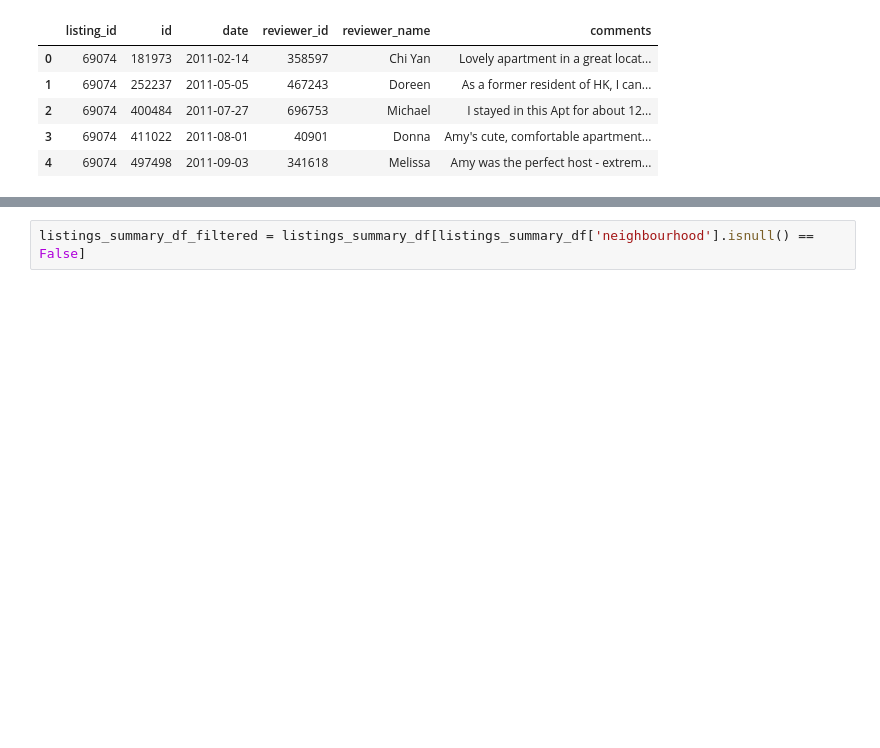
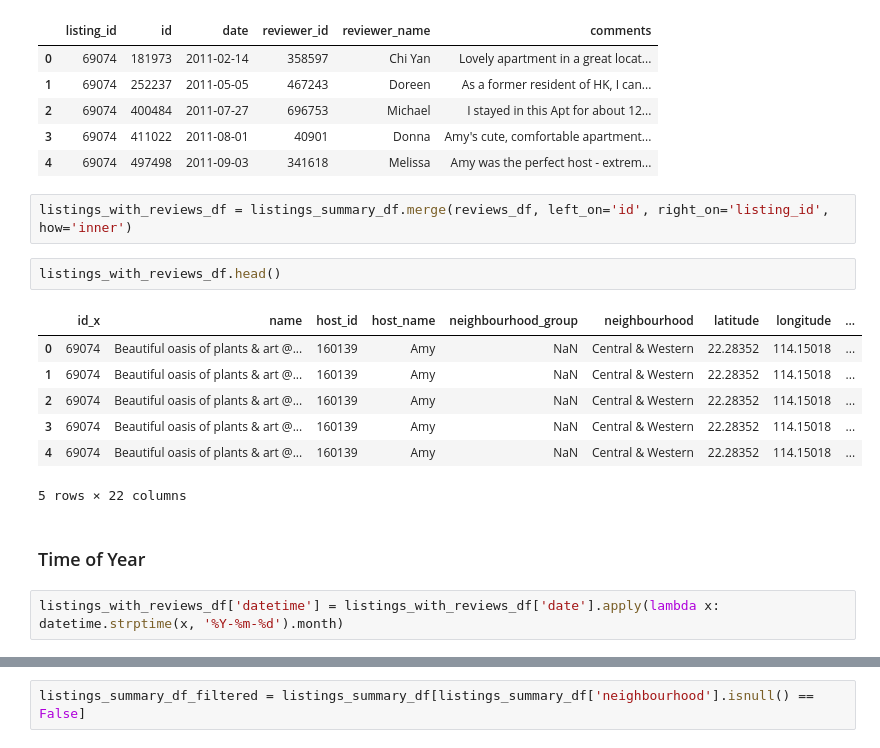
Before and after one commit to elok/DSND_Project_1, a Jupyter notebook: dsnd_project_1/DSND Project 1.ipynb, the cells around one changed output, grey strips where cells are left out. Saved outputs shown, nothing was run; the diff lists cells and outputs as text; blank space fills up the shorter version.

```diff
--- a/dsnd_project_1/DSND Project 1.ipynb
+++ b/dsnd_project_1/DSND Project 1.ipynb
@@ -84,3 +91,19 @@ reviews_df.head()
 | 2 | 69074 | 400484 | 2011-07-27 | 696753 | Michael | I stayed in this Apt for about 12... |
 | 3 | 69074 | 411022 | 2011-08-01 | 40901 | Donna | Amy's cute, comfortable apartment... |
 | 4 | 69074 | 497498 | 2011-09-03 | 341618 | Melissa | Amy was the perfect host - extrem... |
+# %%
+listings_with_reviews_df = listings_summary_df.merge(reviews_df, left_on='id', right_on='listing_id', how='inner')
+# %%
+listings_with_reviews_df.head()
+# %% [output]
+|  | id_x | name | host_id | host_name | neighbourhood_group | neighbourhood | latitude | longitude | ... |
+| 0 | 69074 | Beautiful oasis of plants & art @... | 160139 | Amy | NaN | Central & Western | 22.28352 | 114.15018 | ... |
+| 1 | 69074 | Beautiful oasis of plants & art @... | 160139 | Amy | NaN | Central & Western | 22.28352 | 114.15018 | ... |
+| 2 | 69074 | Beautiful oasis of plants & art @... | 160139 | Amy | NaN | Central & Western | 22.28352 | 114.15018 | ... |
+| 3 | 69074 | Beautiful oasis of plants & art @... | 160139 | Amy | NaN | Central & Western | 22.28352 | 114.15018 | ... |
+| 4 | 69074 | Beautiful oasis of plants & art @... | 160139 | Amy | NaN | Central & Western | 22.28352 | 114.15018 | ... |
+5 rows × 22 columns
+# %% [markdown]
+### Time of Year
+# %%
+listings_with_reviews_df['datetime'] = listings_with_reviews_df['date'].apply(lambda x: datetime.strptime(x, '%Y-%m-%d').month)
```
Also changed, not shown: parts of 10 cells of this notebook.
